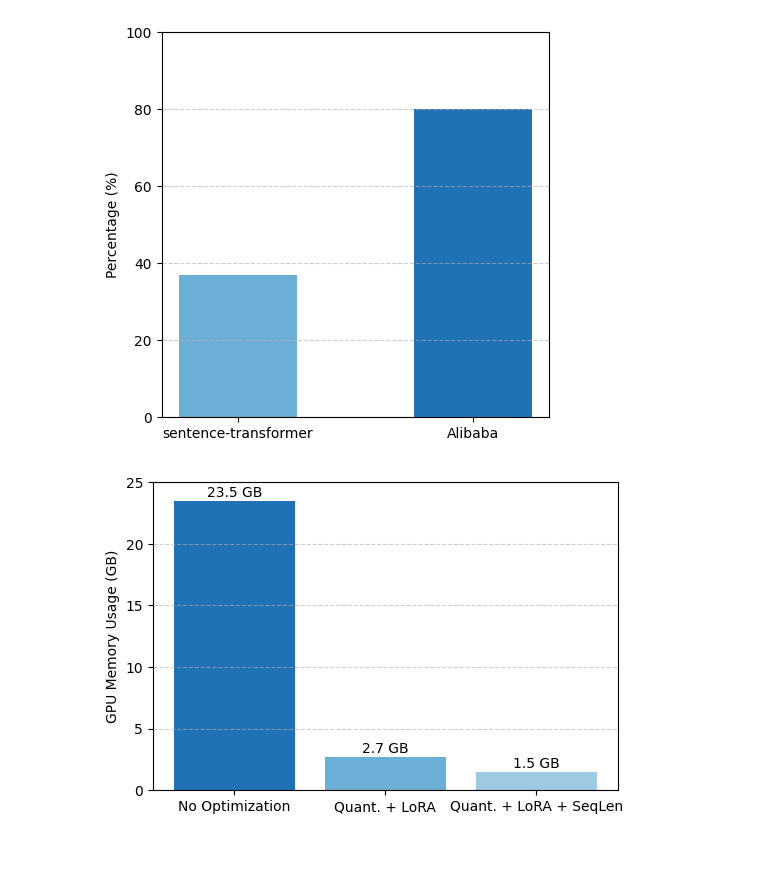
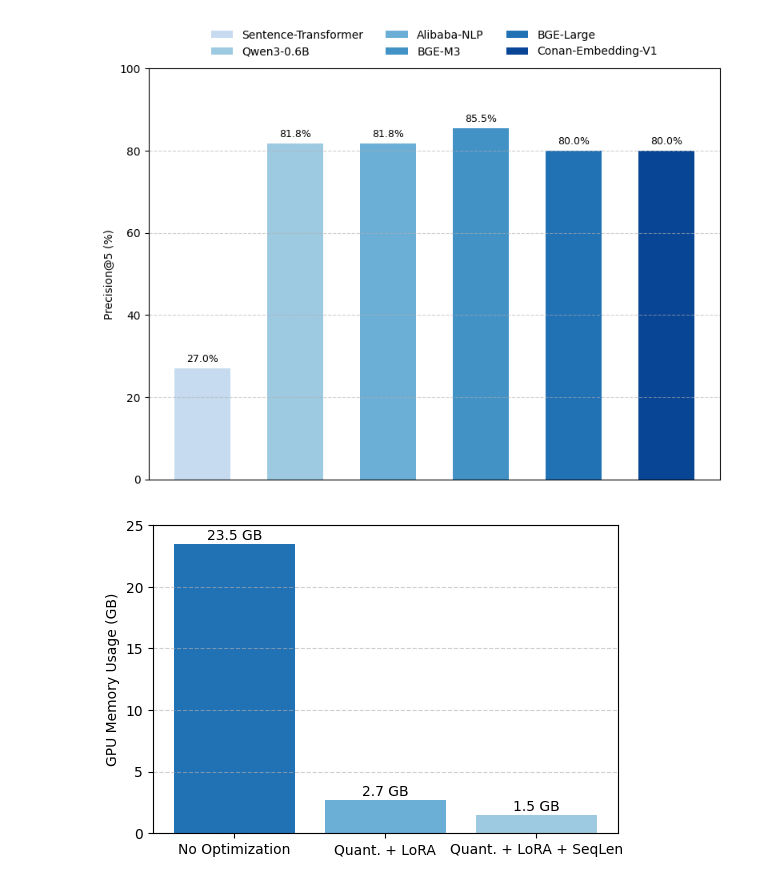
Before and after one commit to yenhao-huang/StudyAboard-HelpDesk, a Jupyter notebook: agent/script/visualization/eval.ipynb, the cells around one changed output. Cells and saved outputs as stored; diff of their text form; code cells hidden in the pictures; blank space fills up the shorter version.

Commit message:
analyze embed_model & chunking_size

```diff
--- a/agent/script/visualization/eval.ipynb
+++ b/agent/script/visualization/eval.ipynb
@@ -1,38 +1,59 @@
 # %%
 import matplotlib.pyplot as plt
 import pandas as pd
 import numpy as np
 
+# 整合所有模型數據
 data = {
-    "Embedding Model": ["sentence-transformer", "Alibaba"],
-    "Precision@5 (Retrieval)": [37, 80],
-    "LLM-as-a-Judge (QA)": [54, 76]
+    "Embedding Model": [
+        "Sentence-Transformer",
+        "Qwen3-0.6B",
+        "Alibaba-NLP",
+        "BGE-M3",
+        "BGE-Large",
+        "Conan-Embedding-V1"
+    ],
+    "Precision@5 (Retrieval)": [27, 81.8, 81.8, 85.5, 80, 80],
 }
 
 df = pd.DataFrame(data)
 
-# 只取 Precision@5
 metric = "Precision@5 (Retrieval)"
 models = df["Embedding Model"].tolist()
 scores = df[metric].tolist()
 
 x = np.arange(len(models))
-bar_width = 0.5
+bar_width = 0.6
 
-plt.figure(figsize=(5, 5))
+plt.figure(figsize=(8, 6))
 
-# 同色系（淺藍 & 深藍）
-colors = ["#6baed6", "#2171b5"]
+# 用淺藍到深藍的漸層
+colors = ["#c6dbef", "#9ecae1", "#6baed6", "#4292c6", "#2171b5", "#084594"]
 
-plt.bar(x, scores, width=bar_width, color=colors, tick_label=models)
+bars = []
+for i, (label, value, color) in enumerate(zip(models, scores, colors)):
+    bar = plt.bar(i, value, width=bar_width, color=color)
+    bars.append(bar)
 
-plt.ylabel("Percentage (%)")
+# 移除 x 軸標籤
+plt.xticks([])
+
+# 在柱子上方加數字
+for i, value in enumerate(scores):
+    plt.text(i, value + 1, f"{value:.1f}%", ha="center", va="bottom", fontsize=9)
+
+plt.ylabel("Precision@5 (%)")
 plt.ylim(0, 100)
 plt.grid(axis="y", linestyle="--", alpha=0.6)
 
+# 把 legend 放在圖的上方，橫向排列
+plt.legend([b[0] for b in bars], models, loc="upper center",
+           bbox_to_anchor=(0.5, 1.12), ncol=3, frameon=False)
+
+plt.tight_layout()
 plt.show()
 # %% [output]
-[figure, old version]
+[figure, new version]
 # %%
 import matplotlib.pyplot as plt
 
```
Also changed, not shown: 20 other files.
